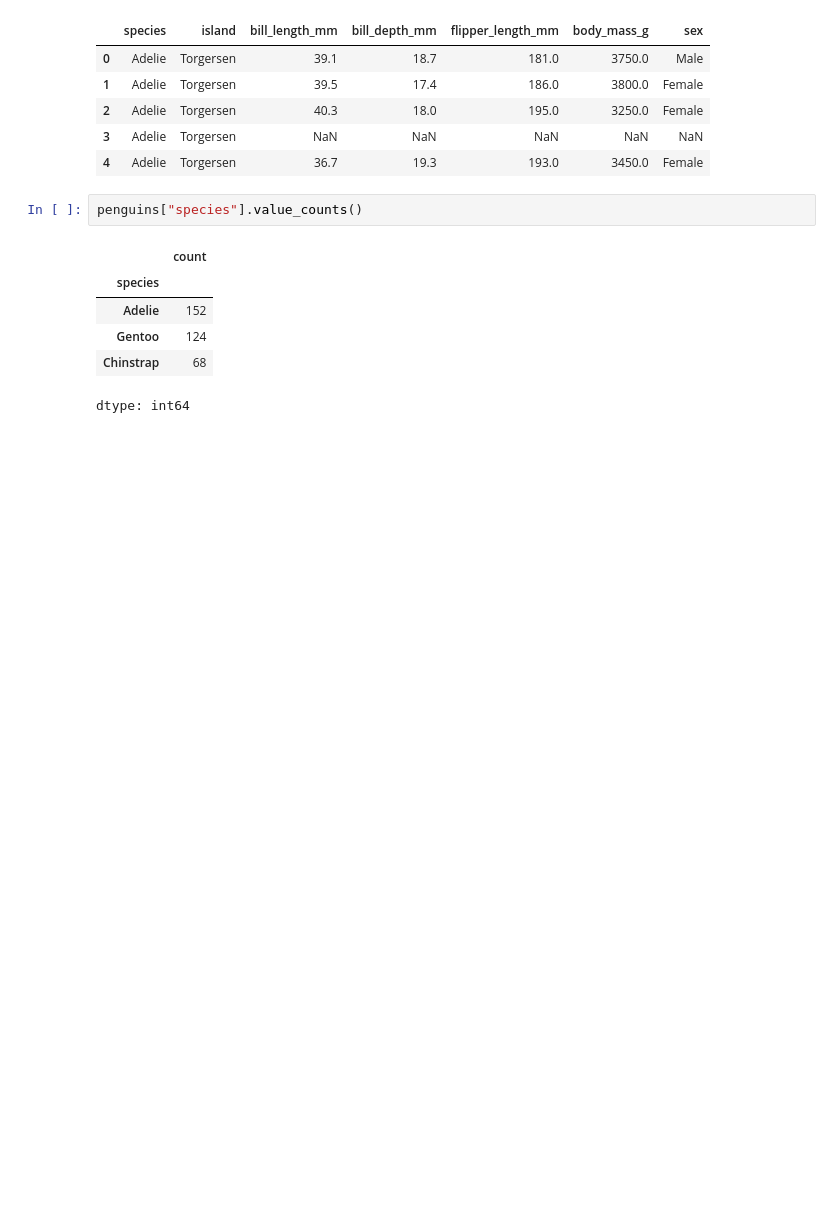
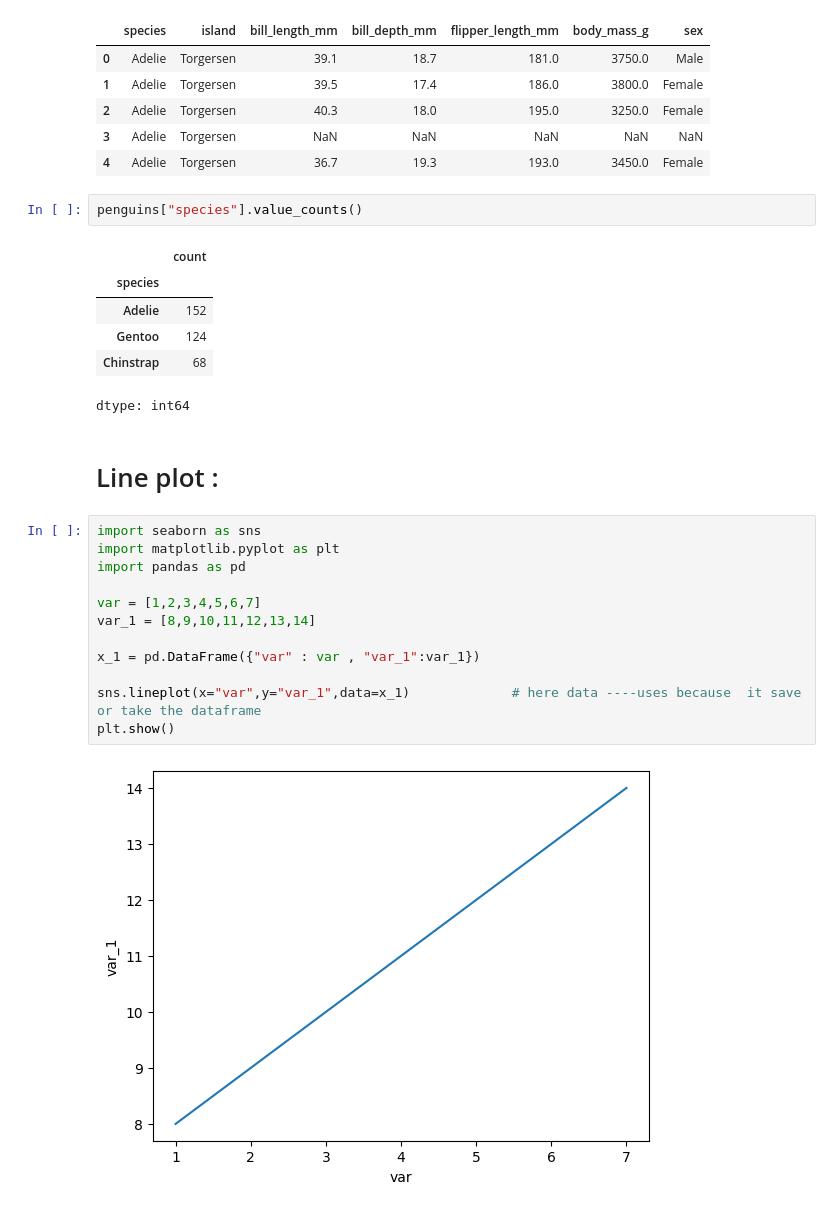
Before and after one commit to anjali801/Data-science-45-internship, a Jupyter notebook: Day21.ipynb, the cells around one changed output. Cells and saved outputs as stored; diff of their text form; blank space fills up the shorter version.

```diff
--- a/Day21.ipynb
+++ b/Day21.ipynb
@@ -49,3 +49,19 @@ penguins["species"].value_counts()
 | Gentoo | 124 |
 | Chinstrap | 68 |
 dtype: int64
+# %% [markdown]
+# Line plot :
+# %%
+import seaborn as sns
+import matplotlib.pyplot as plt
+import pandas as pd
+
+var = [1,2,3,4,5,6,7]
+var_1 = [8,9,10,11,12,13,14]
+
+x_1 = pd.DataFrame({"var" : var , "var_1":var_1})
+
+sns.lineplot(x="var",y="var_1",data=x_1)             # here data ----uses because  it save or take the dataframe
+plt.show()
+# %% [output]
+[figure, added]
```
Also changed, not shown: parts of 21 cells of this notebook.
